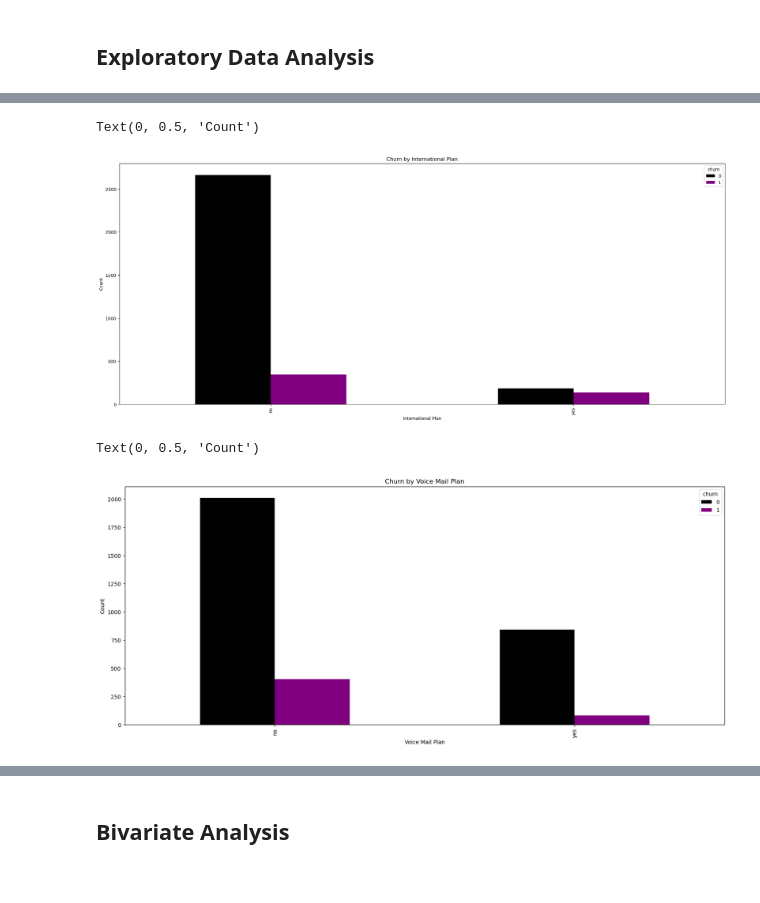
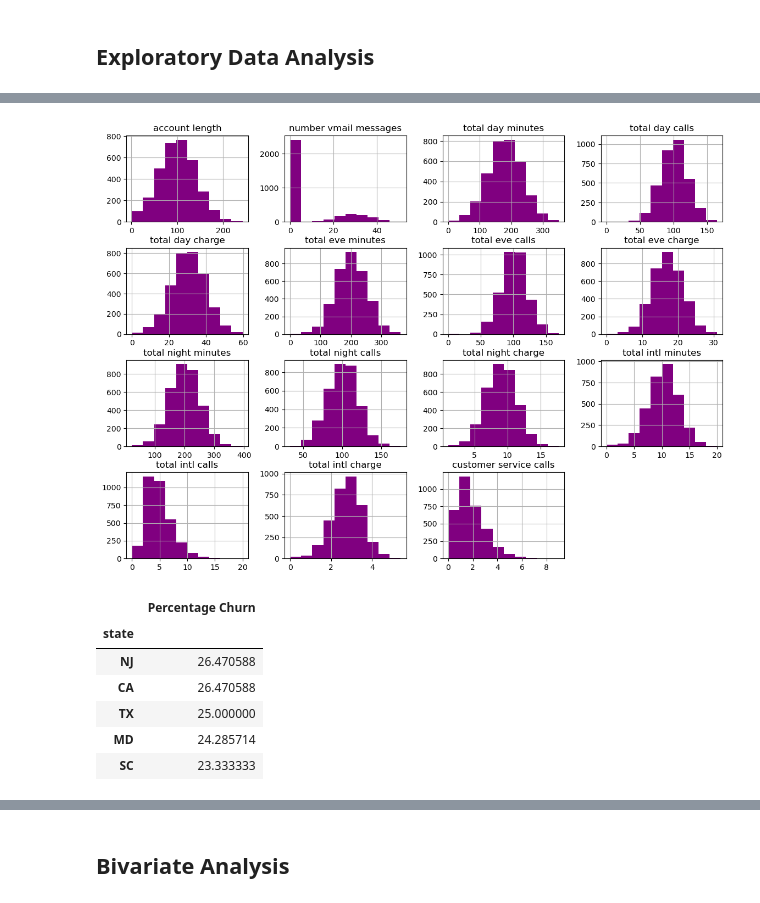
Before and after one commit to kendicynthia/Phase-3-project-, a Jupyter notebook: customer churn.ipynb, the cells around one changed output, grey strips where cells are left out. Saved outputs shown, nothing was run; the diff lists cells and outputs as text; code cells hidden in the pictures.

```diff
--- a/customer churn.ipynb
+++ b/customer churn.ipynb
@@ -261,24 +250,18 @@ Text(0, 0.5, 'Count')
-# %%
-# Set up the figure and axes for subplots
-fig, axs = plt.subplots(nrows=1, ncols=1, figsize=(25, 10))
-
-# Group by "international plan" and "churn", then unstack and plot
-data.groupby(["international plan", "churn"]).size().unstack().plot(kind='bar', stacked=False, ax=axs, color=['black', 'purple'])
-axs.set_title('Churn by International Plan')
-axs.set_xlabel('International Plan')
-axs.set_ylabel('Count')
-# %% [output]
-Text(0, 0.5, 'Count')
-[figure, removed]
-# %%
-# Set up the figure and axes for subplots
-fig, axs = plt.subplots(nrows=1, ncols=1, figsize=(20, 8))
-
-# Group by "voice mail plan" and "churn", then unstack and plot
-data.groupby(["voice mail plan", "churn"]).size().unstack().plot(kind='bar', stacked=False, ax=axs, color=['black', 'purple'])
-axs.set_title('Churn by Voice Mail Plan')
-axs.set_xlabel('Voice Mail Plan')
-axs.set_ylabel('Count')
-# %% [output]
-Text(0, 0.5, 'Count')
-[figure, removed]
+# %%
+# distribution of features
+data.drop(columns='churn').hist(figsize=(14,10), color='purple');
+# %% [output]
+[figure, added]
+# %%
+# Find the top states with highest churn rate
+top10 = churn_rate_data.sort_values(by='Percentage Churn', ascending=False).head(5)
+top10 = pd.DataFrame(top10)
+top10.head()
+# %% [output]
+|  | Percentage Churn |
+| state |  |
+| NJ | 26.470588 |
+| CA | 26.470588 |
+| TX | 25.000000 |
+| MD | 24.285714 |
+| SC | 23.333333 |
```
Also changed, not shown: parts of 34 cells of this notebook.
